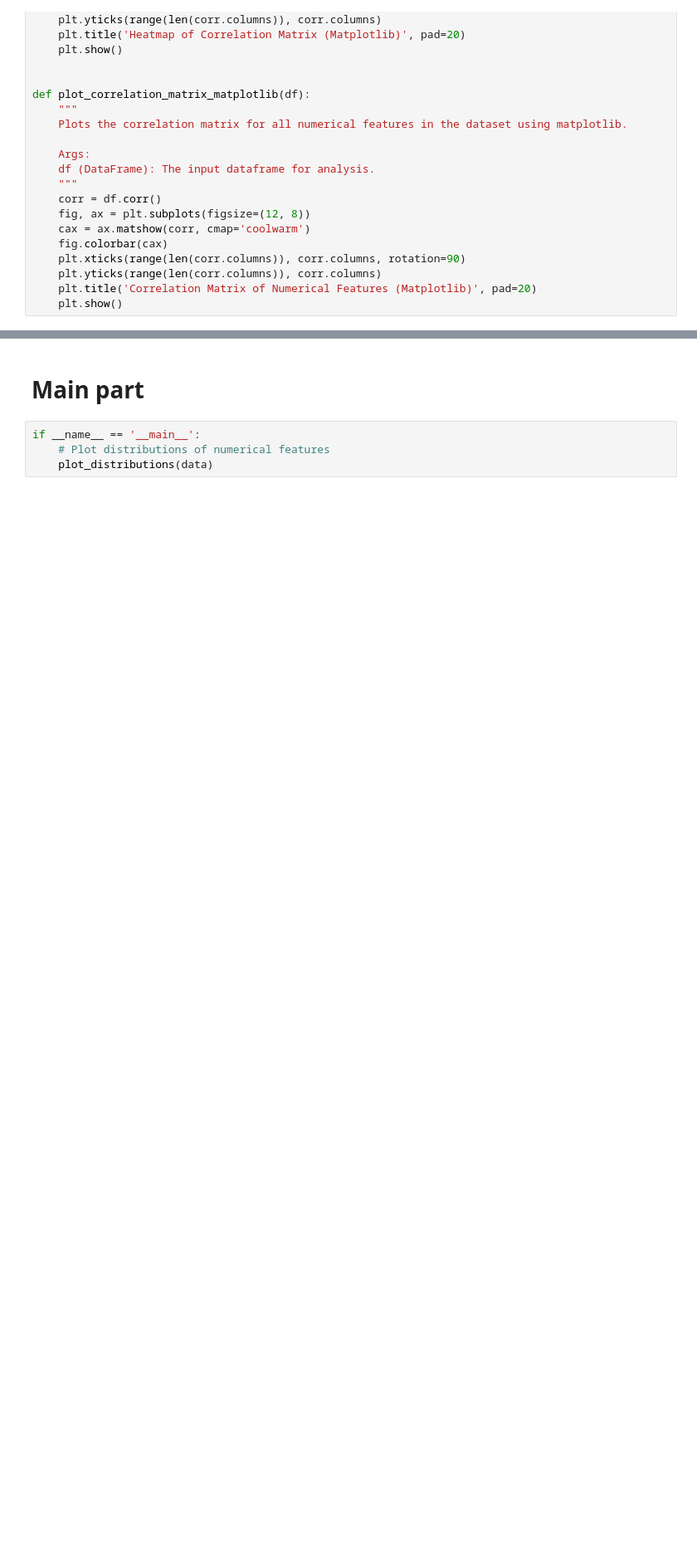
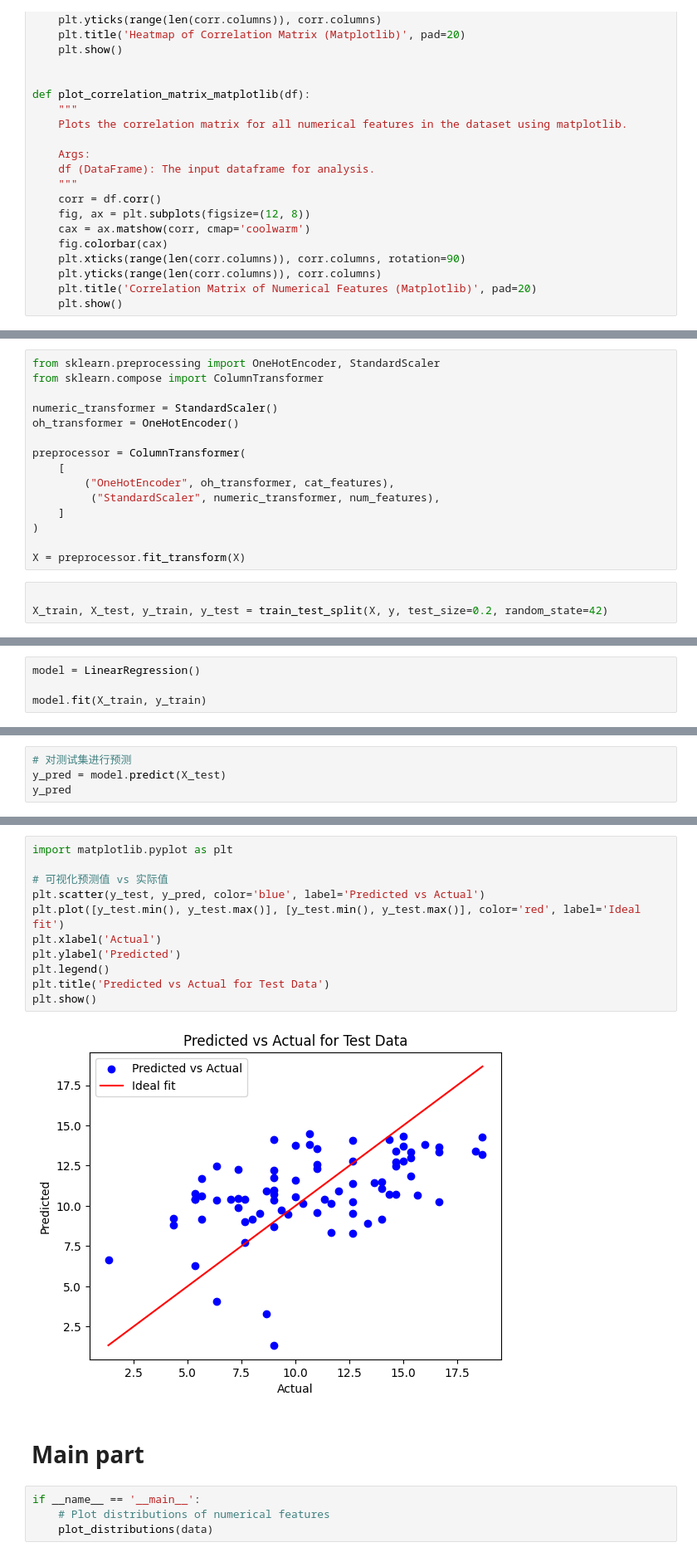
Before and after one commit to dingfengkun/DS-GA-1007, a Jupyter notebook: Zeyuan/Zeyuan.ipynb, the cells around one changed output, grey strips where cells are left out. Shown at 83% size. Cells and saved outputs as stored; diff of their text form; blank space fills up the shorter version.

```diff
--- a/Zeyuan/Zeyuan.ipynb
+++ b/Zeyuan/Zeyuan.ipynb
@@ -207,0 +239,18 @@ def plot_correlation_matrix_matplotlib(df):
+# %%
+from sklearn.preprocessing import OneHotEncoder, StandardScaler
+from sklearn.compose import ColumnTransformer
+
+numeric_transformer = StandardScaler()
+oh_transformer = OneHotEncoder()
+
+preprocessor = ColumnTransformer(
+    [
+        ("OneHotEncoder", oh_transformer, cat_features),
+         ("StandardScaler", numeric_transformer, num_features),
+    ]
+)
+
+X = preprocessor.fit_transform(X)
+# %%
+
+X_train, X_test, y_train, y_test = train_test_split(X, y, test_size=0.2, random_state=42)
@@ -207,0 +263,4 @@ def plot_correlation_matrix_matplotlib(df):
+# %%
+model = LinearRegression()
+
+model.fit(X_train, y_train)
@@ -207,0 +269,4 @@ def plot_correlation_matrix_matplotlib(df):
+# %%
+# 对测试集进行预测
+y_pred = model.predict(X_test)
+y_pred
@@ -208,3 +300,16 @@ def plot_correlation_matrix_matplotlib(df):
+# %%
+import matplotlib.pyplot as plt
+
+# 可视化预测值 vs 实际值
+plt.scatter(y_test, y_pred, color='blue', label='Predicted vs Actual')
+plt.plot([y_test.min(), y_test.max()], [y_test.min(), y_test.max()], color='red', label='Ideal fit')
+plt.xlabel('Actual')
+plt.ylabel('Predicted')
+plt.legend()
+plt.title('Predicted vs Actual for Test Data')
+plt.show()
+# %% [output]
+[figure, added]
 # %% [markdown]
 # Main part
 # %%
```
Also changed, not shown: parts of 9 cells of this notebook, 2 other files.
